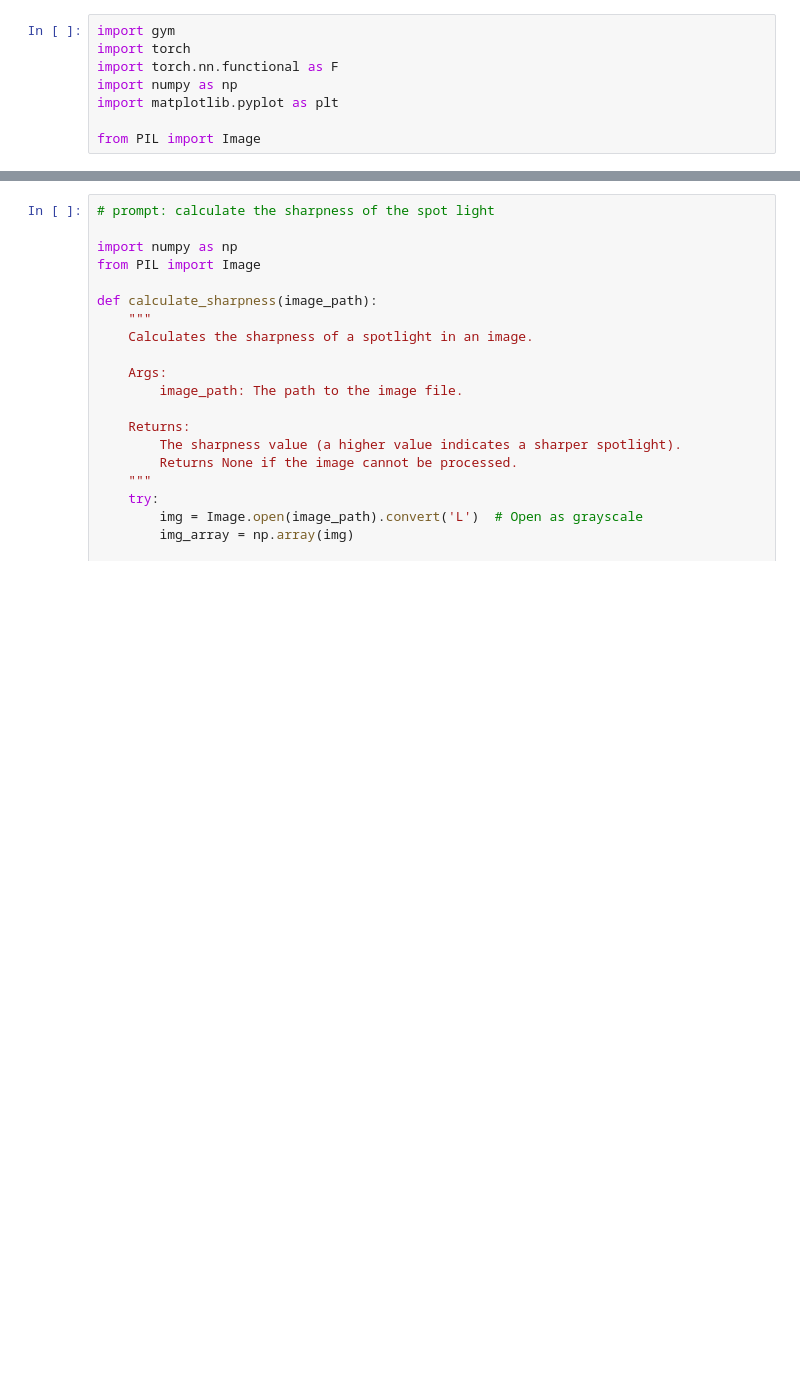
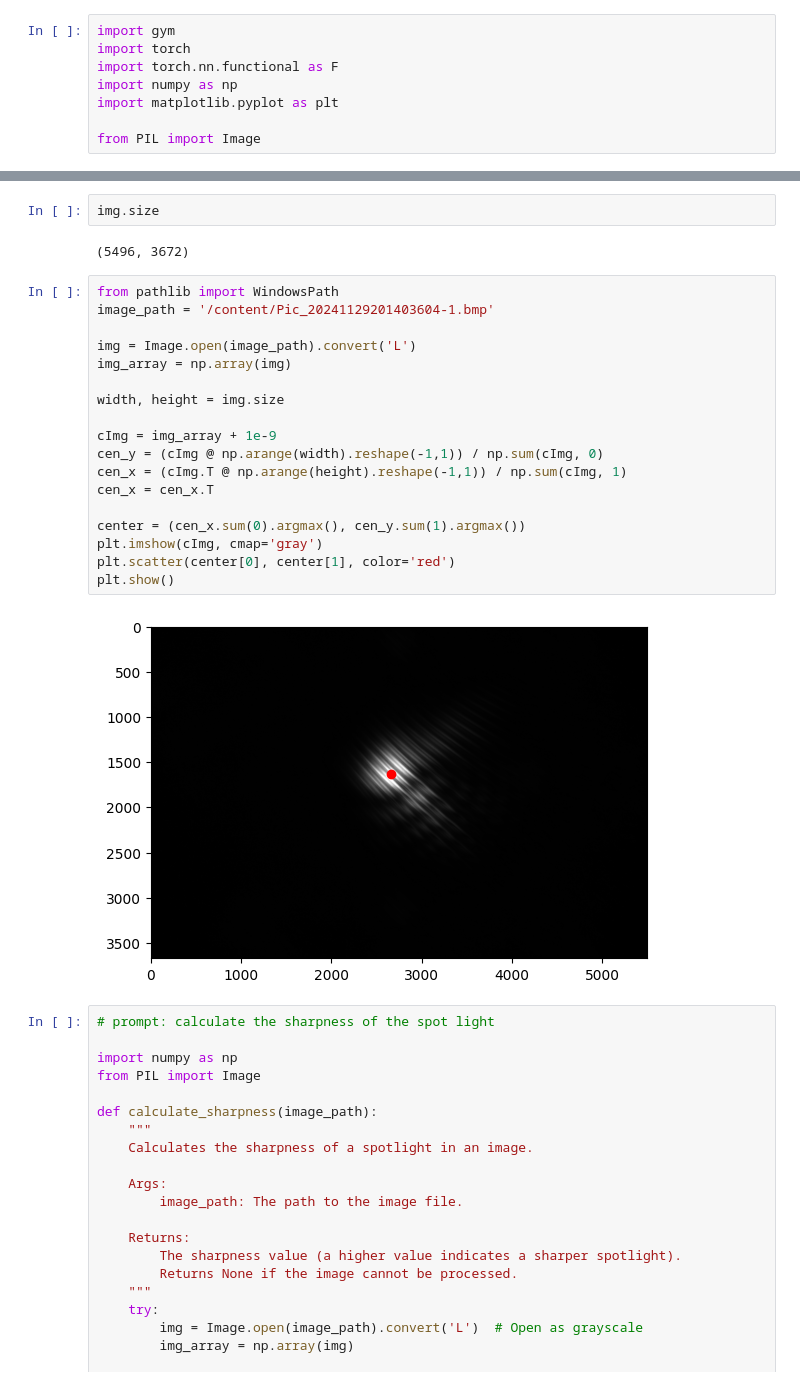
Before and after one commit to ywzhang909/C_and_Cplus_Projects, a Jupyter notebook: 第10章-Actor-Critic算法.ipynb, the cells around one changed output, grey strips where cells are left out. Cells and saved outputs as stored; diff of their text form; blank space fills up the shorter version.

```diff
--- a/第10章-Actor-Critic算法.ipynb
+++ b/第10章-Actor-Critic算法.ipynb
@@ -212,3 +142,27 @@ Boundary points: [(2637, 1414), (2639, 1414), (2640, 1414), (2641, 1414), (2639,
+# %%
+img.size
+# %% [output]
+(5496, 3672)
+# %%
+from pathlib import WindowsPath
+image_path = '/content/Pic_20241129201403604-1.bmp'
+
+img = Image.open(image_path).convert('L')
+img_array = np.array(img)
+
+width, height = img.size
+
+cImg = img_array + 1e-9
+cen_y = (cImg @ np.arange(width).reshape(-1,1)) / np.sum(cImg, 0)
+cen_x = (cImg.T @ np.arange(height).reshape(-1,1)) / np.sum(cImg, 1)
+cen_x = cen_x.T
+
+center = (cen_x.sum(0).argmax(), cen_y.sum(1).argmax())
+plt.imshow(cImg, cmap='gray')
+plt.scatter(center[0], center[1], color='red')
+plt.show()
+# %% [output]
+[figure, added]
 # %%
 # prompt: calculate the sharpness of the spot light
 
```
Also changed, not shown: parts of 3 cells of this notebook.
